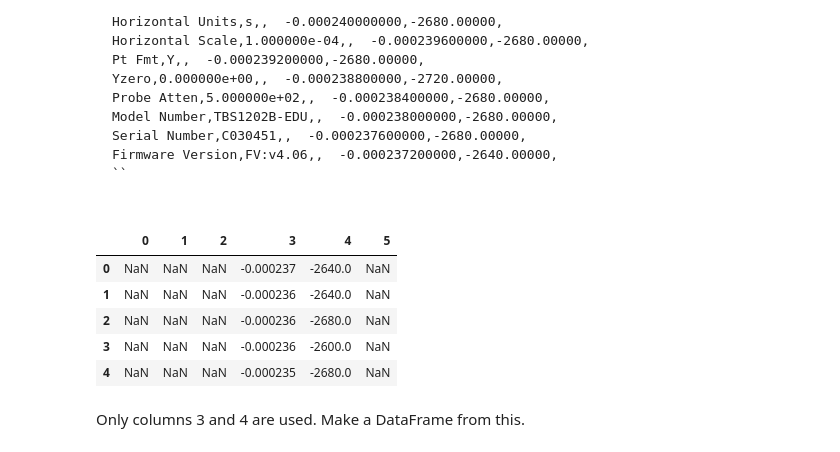
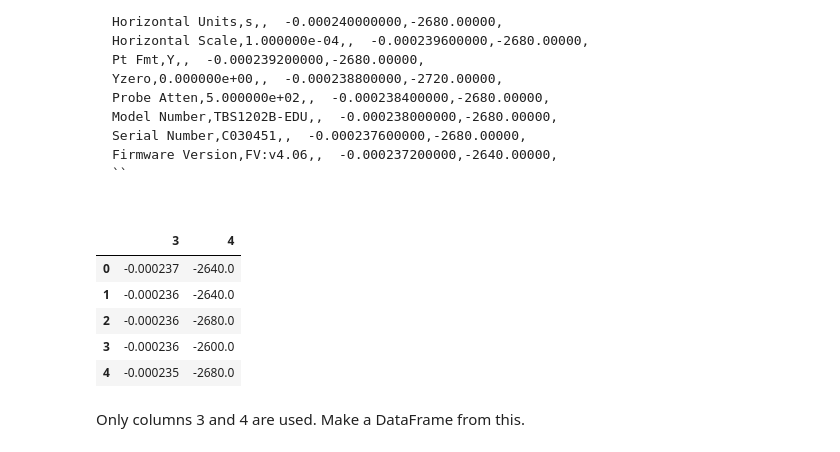
Before and after one commit to travis-dh/Fourier-Methods, a Jupyter notebook: Methods.ipynb, the cells around one changed output. Drawn from its saved outputs; the diff is of its cells as text; code cells hidden in the pictures.

```diff
--- a/Methods.ipynb
+++ b/Methods.ipynb
@@ -35,14 +35,15 @@ Firmware Version,FV:v4.06,,  -0.000237200000,-2640.00000,
 # %%
 import pandas as pd
 
-pre_format = pd.read_csv('Data/ALL0044/trim44CH1.CSV', header=None)
-pre_format.head()
+df = pd.read_csv('Data/ALL0044/trim44CH1.CSV', header=None)
+df = pd.DataFrame([df[3], df[4]]).T
+df.head()
 # %% [output]
-|  | 0 | 1 | 2 | 3 | 4 | 5 |
-| 0 | NaN | NaN | NaN | -0.000237 | -2640.0 | NaN |
-| 1 | NaN | NaN | NaN | -0.000236 | -2640.0 | NaN |
-| 2 | NaN | NaN | NaN | -0.000236 | -2680.0 | NaN |
-| 3 | NaN | NaN | NaN | -0.000236 | -2600.0 | NaN |
-| 4 | NaN | NaN | NaN | -0.000235 | -2680.0 | NaN |
+|  | 3 | 4 |
+| 0 | -0.000237 | -2640.0 |
+| 1 | -0.000236 | -2640.0 |
+| 2 | -0.000236 | -2680.0 |
+| 3 | -0.000236 | -2600.0 |
+| 4 | -0.000235 | -2680.0 |
 # %% [markdown]
 Only columns 3 and 4 are used. Make a DataFrame from this.
```
Also changed, not shown: parts of 18 cells of this notebook, 2 other files.
